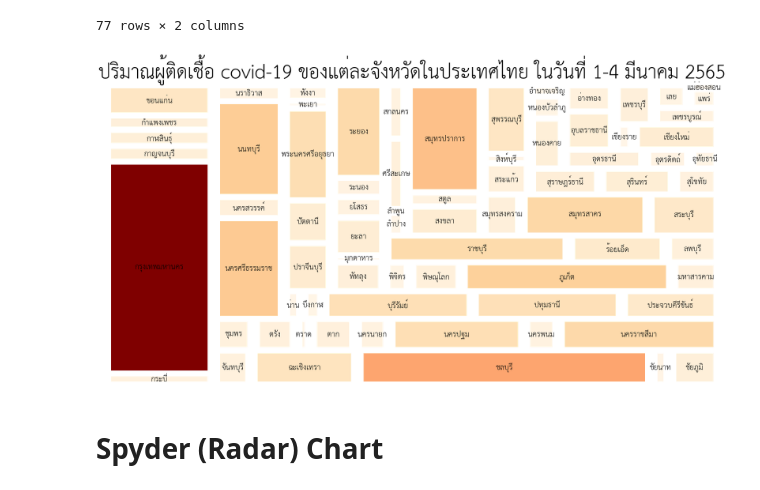
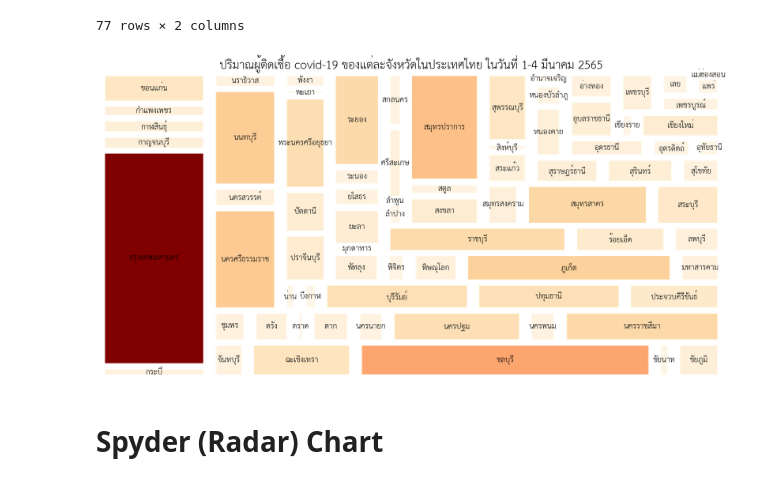
Before and after one commit to PhinyadaPhen/data_viz_2022, a Jupyter notebook: DataViz04_Data_Comparison.ipynb, the cells around one changed output. Drawn from its saved outputs; the diff is of its cells as text; code cells hidden in the pictures.

```diff
--- a/DataViz04_Data_Comparison.ipynb
+++ b/DataViz04_Data_Comparison.ipynb
@@ -501,17 +503,16 @@ import squarify
 # %%
 norm = matplotlib.colors.Normalize(vmin=min(data_poi['ปริมาณผู้ติดเชื้อ']), vmax=max(data_poi['ปริมาณผู้ติดเชื้อ']))  # หาสีตามขนาดของข้อมูลมากสุดและน้อยสุด
 colors = [matplotlib.cm.OrRd(norm(value)) for value in data_poi['ปริมาณผู้ติดเชื้อ']]  # เลือกสี colormap ในการ plot โดยเรียงตามขนาดของข้อมูล(สีเข้ม,สีอ่อน)
 
 fig = plt.gcf() # สร้างกราฟ
-fig.set_size_inches(30, 15) # กำหนดขนาดของกราฟ (หน่วย : นิ้ว)
+fig.set_size_inches(30, 15) # กำหนดขนาดของกราฟ กว้าง*ยาว (หน่วย : นิ้ว)
 
 
-
-squarify.plot(data_poi['ปริมาณผู้ติดเชื้อ'],label=data_poi['province_of_isolation'],color=colors,pad=True) # plot กราฟ squarify ใส่ label , สี
-plt.title('ปริมาณผู้ติดเชื้อ covid-19 ของแต่ละจังหวัดในประเทศไทย ในวันที่ 1-4 มีนาคม 2565',fontsize=50) # กำหนดชื่อกราฟ ขนาดตัวหนังสือ
+squarify.plot(data_poi['ปริมาณผู้ติดเชื้อ'],label=data_poi['province_of_isolation'],color=colors,pad=True) # plot กราฟปริมาณผู้ติดเชื้อ และกำหนด label ตาม column province_of_isolation, squarify(คำสั่ง plot กราฟ) ใส่ label , สี
+plt.title('ปริมาณผู้ติดเชื้อ covid-19 ของแต่ละจังหวัดในประเทศไทย ในวันที่ 1-4 มีนาคม 2565',fontsize=30) # กำหนดชื่อกราฟ ขนาดตัวหนังสือ
 plt.axis('off'); # ลบแกน x,y
 # %% [output]
-[figure, old version]
+[figure, new version]
 # %% [markdown]
 # Spyder (Radar) Chart
 # %%
```
Also changed, not shown: parts of 5 cells of this notebook.
